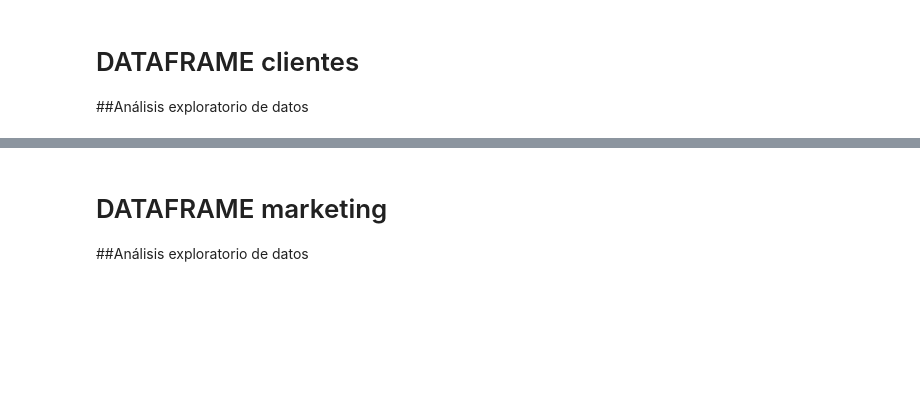
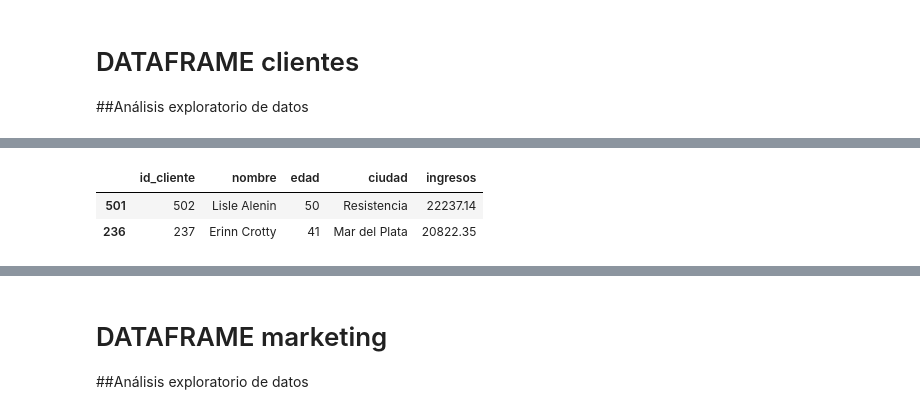
Before and after one commit to VASUDEVAKAMASWAMI/TT-2C2025-Data-Analitycs-Notebooks, a Jupyter notebook: pre_entrega.ipynb, the cells around one changed output, grey strips where cells are left out. Saved outputs shown, nothing was run; the diff lists cells and outputs as text; code cells hidden in the pictures; blank space fills up the shorter version.

```diff
--- a/pre_entrega.ipynb
+++ b/pre_entrega.ipynb
@@ -137,4 +256,8 @@ df_clientes.tail(10)
 # %%
 # El método sample(n) devuelve los encabezados y n registros al azar.  Si no se especifica el n, por defecto devuelve  sólo una fila.
-df_clientes.sample(3)
+df_clientes.sample(2)
+# %% [output]
+|  | id_cliente | nombre | edad | ciudad | ingresos |
+| 501 | 502 | Lisle Alenin | 50 | Resistencia | 22237.14 |
+| 236 | 237 | Erinn Crotty | 41 | Mar del Plata | 20822.35 |
 # %%
```
Also changed, not shown: parts of 97 cells of this notebook.
